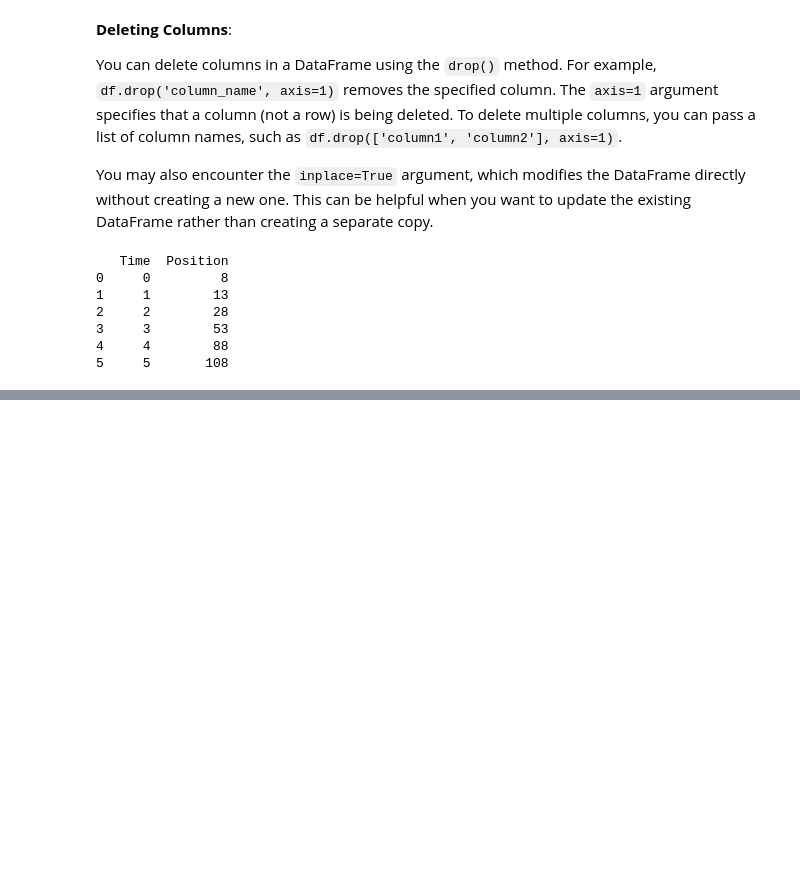
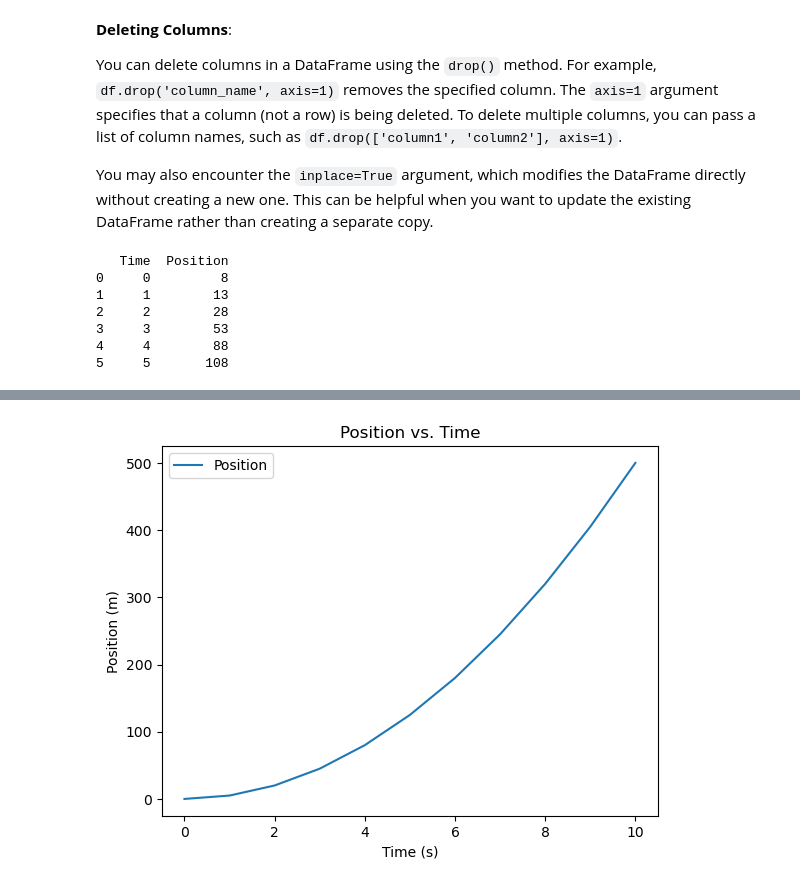
Before and after one commit to Collins-kariuk/Python-for-Physics-Students, a Jupyter notebook: Part 3_Data Handling and Manipulation/B. Pandas.ipynb, the cells around one changed output, grey strips where cells are left out. Drawn from its saved outputs; the diff is of its cells as text; code cells hidden in the pictures; blank space fills up the shorter version.

```diff
--- a/Part 3_Data Handling and Manipulation/B. Pandas.ipynb
+++ b/Part 3_Data Handling and Manipulation/B. Pandas.ipynb
@@ -195,0 +200,5 @@ print(df)
+# %%
+# Step 1: Load the data
+
+df = pd.read_csv("experiment_data.csv") # Load the data from the CSV file
+print(df.head()) # Display the first 5 rows (default is 5)
@@ -195,0 +212,8 @@ print(df)
+# %%
+# Step 2: Clean the data
+
+# Fill missing values with 0, if any
+df.fillna(0, inplace=True)
+
+# Drop rows with any missing values, if any
+df.dropna(inplace=True)
@@ -195,0 +252,15 @@ print(df)
+# %%
+# Step 4: Visualize the data (I know we haven't covered this yet, so treat this as a teaser)
+
+import matplotlib.pyplot as plt
+
+# Plot Position vs. Time
+
+df.plot(x="Time", y="Position", kind="line", title="Position vs. Time")
+
+plt.xlabel("Time (s)")
+plt.ylabel("Position (m)")
+
+plt.show()
+# %% [output]
+[figure, added]
```
Also changed, not shown: parts of 5 cells of this notebook.
